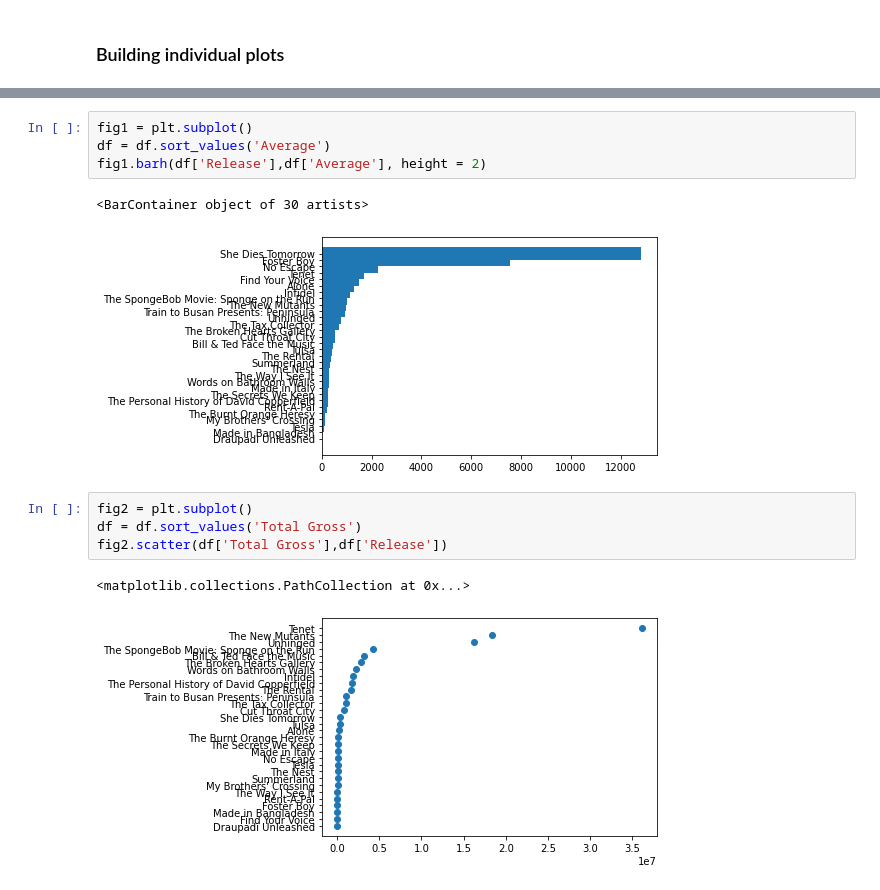
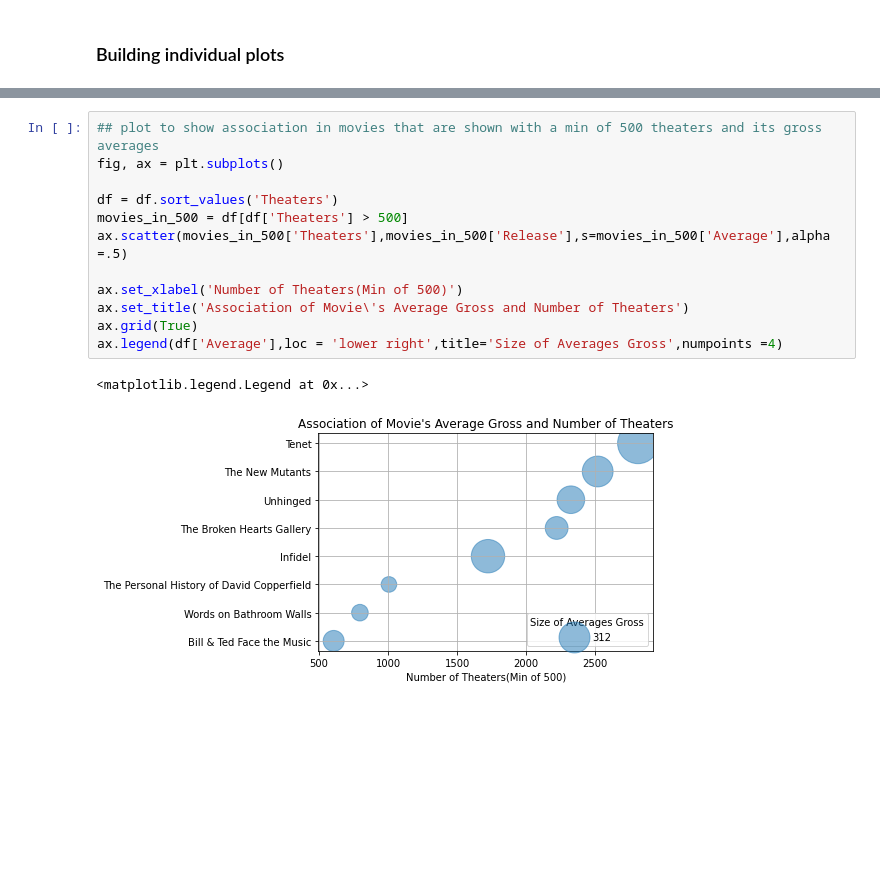
Before and after one commit to DangE01/Data_Dashbaord_Movie_Sell, a Jupyter notebook: Data_Dashboard.ipynb, the cells around one changed output, grey strips where cells are left out. Cells and saved outputs as stored; diff of their text form; blank space fills up the shorter version.

Commit message:
Updated Visuals and Dashboard

```diff
--- a/Data_Dashboard.ipynb
+++ b/Data_Dashboard.ipynb
@@ -48,14 +39,15 @@ ax.scatter(df['Theaters'],df['Release'],s=df['Average'],alpha =.5)
-# %%
-fig1 = plt.subplot()
-df = df.sort_values('Average')
-fig1.barh(df['Release'],df['Average'], height = 2)
-# %% [output]
-<BarContainer object of 30 artists>
-[figure, removed]
-# %%
-fig2 = plt.subplot()
-df = df.sort_values('Total Gross')
-fig2.scatter(df['Total Gross'],df['Release'])
-# %% [output]
-<matplotlib.collections.PathCollection at 0x...>
-[figure, removed]
+# %%
+## plot to show association in movies that are shown with a min of 500 theaters and its gross averages
+fig, ax = plt.subplots()
+
+df = df.sort_values('Theaters')
+movies_in_500 = df[df['Theaters'] > 500]
+ax.scatter(movies_in_500['Theaters'],movies_in_500['Release'],s=movies_in_500['Average'],alpha =.5)
+
+ax.set_xlabel('Number of Theaters(Min of 500)')
+ax.set_title('Association of Movie\'s Average Gross and Number of Theaters')
+ax.grid(True)
+ax.legend(df['Average'],loc = 'lower right',title='Size of Averages Gross',numpoints =4)
+# %% [output]
+<matplotlib.legend.Legend at 0x...>
+[figure, added]
```
Also changed, not shown: parts of 7 cells of this notebook, 1 other file.
